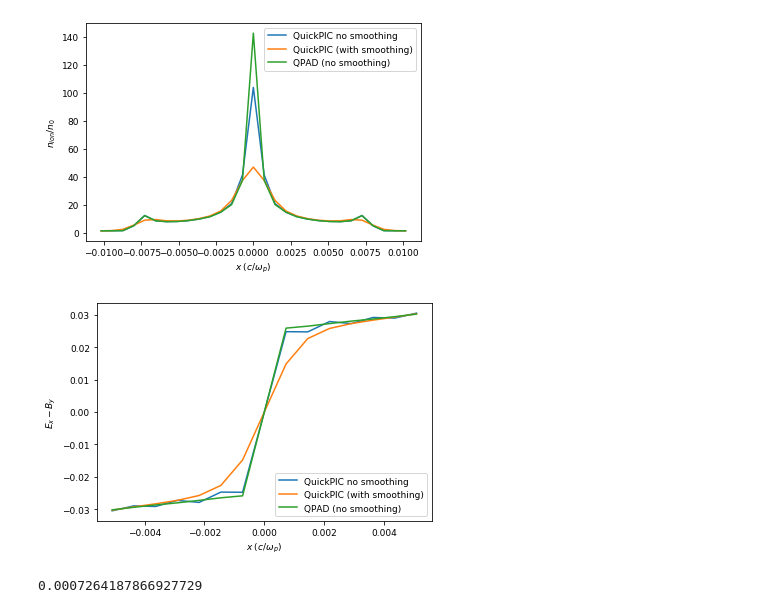
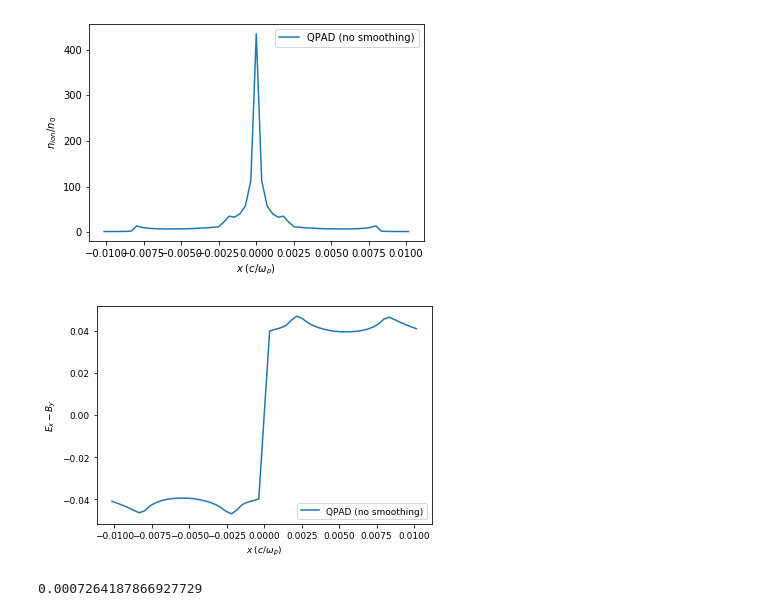
Before and after one commit to uclazyj/JupyterQpic, a Jupyter notebook: plot_lineout.ipynb, the cells around one changed output. Saved outputs shown, nothing was run; the diff lists cells and outputs as text; code cells hidden in the pictures.

```diff
--- a/plot_lineout.ipynb
+++ b/plot_lineout.ipynb
@@ -46,50 +8,50 @@ def select_lineout_range(x,lineout,x_min,x_max):
 x_min = -0.01
 x_max = 0.01
 
-# QuickPIC without smoothing
-filename_QuickPIC_WS = './QuickPIC_no_smooth/Species0001/Charge_slice_0001/charge_slice_xz_00000001.h5'
-x_QuickPIC_WS, lineout_QuickPIC_WS = get_lineout(filename_QuickPIC_WS,'transverse',0,'QuickPIC')
-# select visualization range
-x_QuickPIC_WS, lineout_QuickPIC_WS = select_lineout_range(x_QuickPIC_WS, lineout_QuickPIC_WS, x_min, x_max)
+# # QuickPIC without smoothing
+# filename_QuickPIC_WS = './QuickPIC_no_smooth/Species0001/Charge_slice_0001/charge_slice_xz_00000001.h5'
+# x_QuickPIC_WS, lineout_QuickPIC_WS = get_lineout(filename_QuickPIC_WS,'transverse',0,'QuickPIC')
+# # select visualization range
+# x_QuickPIC_WS, lineout_QuickPIC_WS = select_lineout_range(x_QuickPIC_WS, lineout_QuickPIC_WS, x_min, x_max)
 
-# QuickPIC with smoothing
-filename_QuickPIC = './QuickPIC/Species0001/Charge_slice_0001/charge_slice_xz_00000001.h5'
-x_QuickPIC, lineout_QuickPIC = get_lineout(filename_QuickPIC,'transverse',0,'QuickPIC')
-# select visualization range
-x_QuickPIC, lineout_QuickPIC = select_lineout_range(x_QuickPIC, lineout_QuickPIC, x_min, x_max)
+# # QuickPIC with smoothing
+# filename_QuickPIC = './QuickPIC/Species0001/Charge_slice_0001/charge_slice_xz_00000001.h5'
+# x_QuickPIC, lineout_QuickPIC = get_lineout(filename_QuickPIC,'transverse',0,'QuickPIC')
+# # select visualization range
+# x_QuickPIC, lineout_QuickPIC = select_lineout_range(x_QuickPIC, lineout_QuickPIC, x_min, x_max)
 
 # QPAD (without smoothing)
-filename_QPAD = './QPAD/Species1/Charge/Merged_angle_0/charge_00000001.h5'
+filename_QPAD = '../Species2/Charge/Merged_angle_0/charge_00000010.h5'
 x_QPAD, lineout_QPAD = get_lineout(filename_QPAD,'transverse',0,'QPAD')
 # select visualization range
 x_QPAD, lineout_QPAD = select_lineout_range(x_QPAD, lineout_QPAD, x_min, x_max)
 # %%
 ### Plot the data
-plt.plot(x_QuickPIC_WS, lineout_QuickPIC_WS,label = 'QuickPIC no smoothing')
-plt.plot(x_QuickPIC, lineout_QuickPIC,label = 'QuickPIC (with smoothing)')
+# plt.plot(x_QuickPIC_WS, lineout_QuickPIC_WS,label = 'QuickPIC no smoothing')
+# plt.plot(x_QuickPIC, lineout_QuickPIC,label = 'QuickPIC (with smoothing)')
 plt.plot(x_QPAD, lineout_QPAD,label = 'QPAD (no smoothing)')
 plt.legend(loc='upper right')
 plt.xlabel('$x \\;(c/\\omega_p)$')
 plt.ylabel('$n_{ion} /n_0$')
 plt.rcParams.update({'font.size': 9})
 plt.show()
 # %% [output]
-[figure, old version]
+[figure, new version]
 # %%
-# QuickPIC without smoothing
-filename_QuickPIC_WS = './QuickPIC_no_smooth/Fields/Fx_slice0001/fxslicexz_00000001.h5'
-x_QuickPIC_WS, lineout_QuickPIC_WS = get_lineout(filename_QuickPIC_WS,'transverse',0,'QuickPIC')
-# select visualization range
-x_QuickPIC_WS, lineout_QuickPIC_WS = select_lineout_range(x_QuickPIC_WS, lineout_QuickPIC_WS, x_min, x_max)
+# # QuickPIC without smoothing
+# filename_QuickPIC_WS = './QuickPIC_no_smooth/Fields/Fx_slice0001/fxslicexz_00000001.h5'
+# x_QuickPIC_WS, lineout_QuickPIC_WS = get_lineout(filename_QuickPIC_WS,'transverse',0,'QuickPIC')
+# # select visualization range
+# x_QuickPIC_WS, lineout_QuickPIC_WS = select_lineout_range(x_QuickPIC_WS, lineout_QuickPIC_WS, x_min, x_max)
 
-# QuickPIC with smoothing
-filename_QuickPIC = './QuickPIC/Fields/Fx_slice0001/fxslicexz_00000001.h5'
-x_QuickPIC, lineout_QuickPIC = get_lineout(filename_QuickPIC,'transverse',0,'QuickPIC')
-# select visualization range
-x_QuickPIC, lineout_QuickPIC = select_lineout_range(x_QuickPIC, lineout_QuickPIC, x_min, x_max)
+# # QuickPIC with smoothing
+# filename_QuickPIC = './QuickPIC/Fields/Fx_slice0001/fxslicexz_00000001.h5'
+# x_QuickPIC, lineout_QuickPIC = get_lineout(filename_QuickPIC,'transverse',0,'QuickPIC')
+# # select visualization range
+# x_QuickPIC, lineout_QuickPIC = select_lineout_range(x_QuickPIC, lineout_QuickPIC, x_min, x_max)
 
 # QPAD (without smoothing)
-filename_QPAD = './QPAD/Fields/Fr/Merged_angle_0/fr_00000001.h5'
+filename_QPAD = '../Fields/Fr/Merged_angle_0/fr_00000010.h5'
 x_QPAD, lineout_QPAD = get_lineout(filename_QPAD,'transverse',0,'QPAD')
 
 # # Flip QPAD's result
@@ -101,8 +63,8 @@ for i in range(n):
 x_QPAD, lineout_QPAD = select_lineout_range(x_QPAD, lineout_QPAD, x_min, x_max)
 
 ### Plot the data
-plt.plot(x_QuickPIC_WS, lineout_QuickPIC_WS,label = 'QuickPIC no smoothing')
-plt.plot(x_QuickPIC, lineout_QuickPIC,label = 'QuickPIC (with smoothing)')
+# plt.plot(x_QuickPIC_WS, lineout_QuickPIC_WS,label = 'QuickPIC no smoothing')
+# plt.plot(x_QuickPIC, lineout_QuickPIC,label = 'QuickPIC (with smoothing)')
 plt.plot(x_QPAD, lineout_QPAD,label = 'QPAD (no smoothing)')
 plt.legend(loc='lower right')
 plt.xlabel('$x \\;(c/\\omega_p)$')
@@ -110,7 +72,7 @@ plt.ylabel('$E_x - B_y$')
 plt.rcParams.update({'font.size': 10})
 plt.show()
 # %% [output]
-[figure, old version]
+[figure, new version]
 # %%
 first_pos_idx = (len(x_QPAD) + 1)// 2
 x_pos_QPAD = x_QPAD[first_pos_idx :]
```
Also changed, not shown: parts of 2 cells of this notebook, 2 other files.
